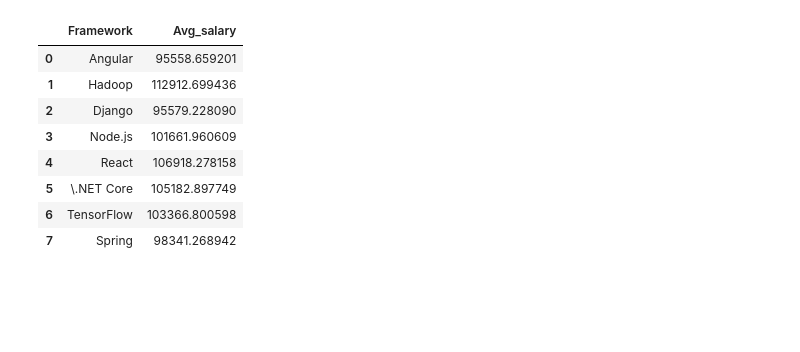
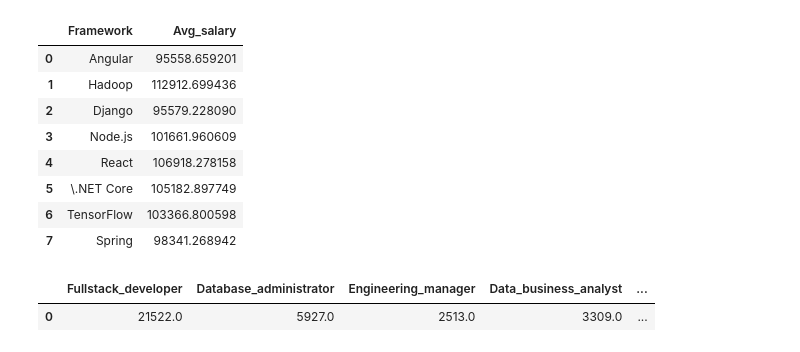
Before and after one commit to cye2277/Stackoverflow-Survey-Data-Cleaning, a Jupyter notebook: Data Cleaning Final Project.ipynb, the cells around one changed output. Saved outputs shown, nothing was run; the diff lists cells and outputs as text; code cells hidden in the pictures; blank space fills up the shorter version.

```diff
--- a/Data Cleaning Final Project.ipynb
+++ b/Data Cleaning Final Project.ipynb
@@ -563,3 +586,27 @@ framework_analysis_df
 | 5 | \.NET Core | 105182.897749 |
 | 6 | TensorFlow | 103366.800598 |
 | 7 | Spring | 98341.268942 |
+# %%
+d=new_survey
+Col_names = ['Fullstack_developer','Database_administrator','Engineering_manager','Data_business_analyst',
+             'applications_developer','Game_developer', 'QA_developer','Frontend_developer',
+             'Backend_developer','Designer','Mobile_developer','Data_scientist']
+Dev_type_df = pd.DataFrame(columns=Col_names)
+Dev_type_df.loc[len(Dev_type_df)]=[ d[d.Fullstack_developer==True]['Fullstack_developer'].count(),
+                                                         d[d.Database_administrator==True]['Database_administrator'].count(),
+                                                        d[d.Engineering_manager==True]['Engineering_manager'].count(),
+                                                        d[d.Data_business_analyst==True]['Data_business_analyst'].count(),
+                                                        d[d.applications_developer==True]['applications_developer'].count(),
+                                                        d[d.Game_developer==True]['Game_developer'].count(),
+                                                        d[d.QA_developer==True]['QA_developer'].count(),
+                                                        d[d.Frontend_developer==True]['Frontend_developer'].count(),
+                                                        d[d.Backend_developer==True]['Backend_developer'].count(),
+                                                        d[d.Designer==True]['Designer'].count(),
+                                                        d[d.Mobile_developer==True]['Mobile_developer'].count(),
+                                                        d[d.Data_scientist==True]['Data_scientist'].count()]
+Dev_type_df.to_csv('Dev_type.csv',index=None,header=True)
+
+Dev_type_df
+# %% [output]
+|  | Fullstack_developer | Database_administrator | Engineering_manager | Data_business_analyst | ... |
+| 0 | 21522.0 | 5927.0 | 2513.0 | 3309.0 | ... |
```
Also changed, not shown: parts of 15 cells of this notebook.
